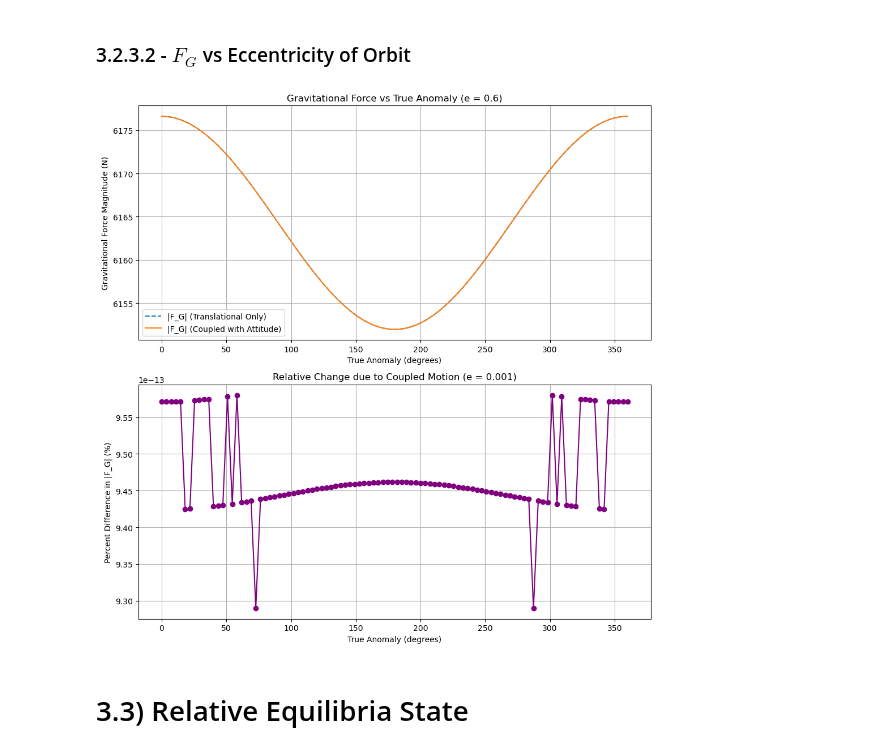
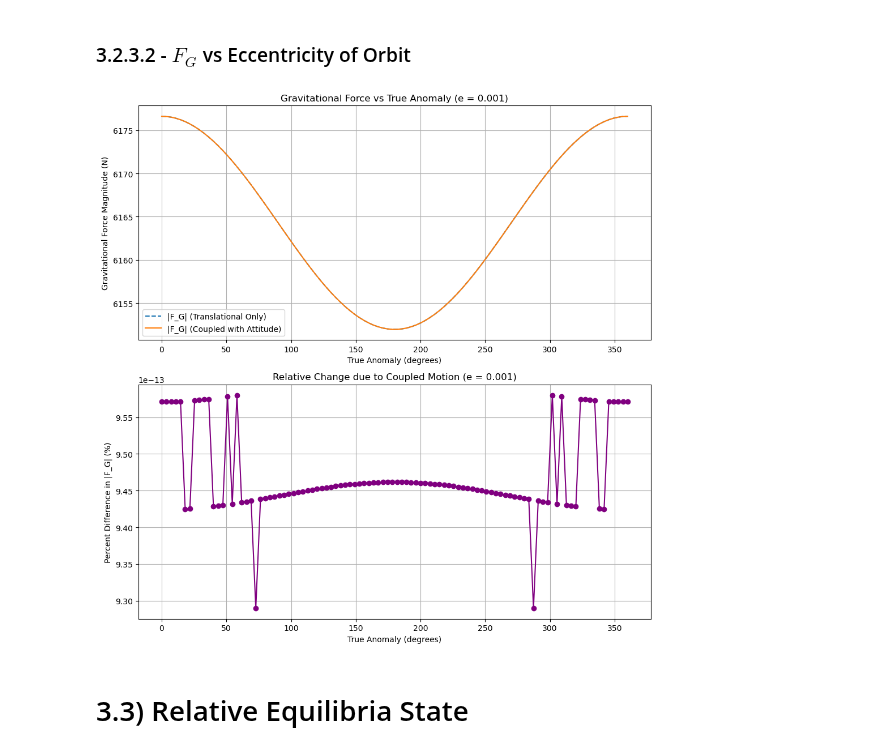
Before and after one commit to johnm3398/Spacecraft-Dynamics-and-Control, a Jupyter notebook: 2 - Kinetics; Studying Spacecraft Motion/Module 3 - Gravity Gradients.ipynb, the cells around one changed output. Drawn from its saved outputs; the diff is of its cells as text; code cells hidden in the pictures.

```diff
--- a/2 - Kinetics; Studying Spacecraft Motion/Module 3 - Gravity Gradients.ipynb
+++ b/2 - Kinetics; Studying Spacecraft Motion/Module 3 - Gravity Gradients.ipynb
@@ -999,34 +1001,34 @@ for r in radii:
     mag_coupled = np.linalg.norm(F_coupled)
     mag_trans = np.linalg.norm(F_trans)
     mag_delta = np.linalg.norm(delta)
 
     FG_coupled.append(mag_coupled)
     FG_translational.append(mag_trans)
     FG_percent_diff.append(100 * mag_delta / mag_trans)
 
 # Plotting
 fig, axs = plt.subplots(2, 1, figsize=(10, 10))
 
 # Top plot: absolute magnitudes
 axs[0].plot(np.degrees(true_anomalies), FG_translational, label='|F_G| (Translational Only)', linestyle='--')
 axs[0].plot(np.degrees(true_anomalies), FG_coupled, label='|F_G| (Coupled with Attitude)', linestyle='-')
 axs[0].fill_between(np.degrees(true_anomalies), FG_translational, FG_coupled, color='gray', alpha=0.2)
 axs[0].set_ylabel('Gravitational Force Magnitude (N)')
 axs[0].set_xlabel('True Anomaly (degrees)')
-axs[0].set_title('Gravitational Force vs True Anomaly (e = 0.6)')
+axs[0].set_title(f'Gravitational Force vs True Anomaly (e = {e})')
 axs[0].legend()
 axs[0].grid(True)
 
 # Bottom plot: % difference
 axs[1].plot(np.degrees(true_anomalies), FG_percent_diff, color='purple', marker='o')
 axs[1].set_xlabel('True Anomaly (degrees)')
 axs[1].set_ylabel('Percent Difference in |F_G| (%)')
 axs[1].set_title(f'Relative Change due to Coupled Motion (e = {e})')
 axs[1].grid(True)
 
 plt.tight_layout()
 plt.show()
 # %% [output]
-[figure, old version]
+[figure, new version]
 # %% [markdown]
 # 3.3) Relative Equilibria State
```
Also changed, not shown: parts of 11 cells of this notebook.
